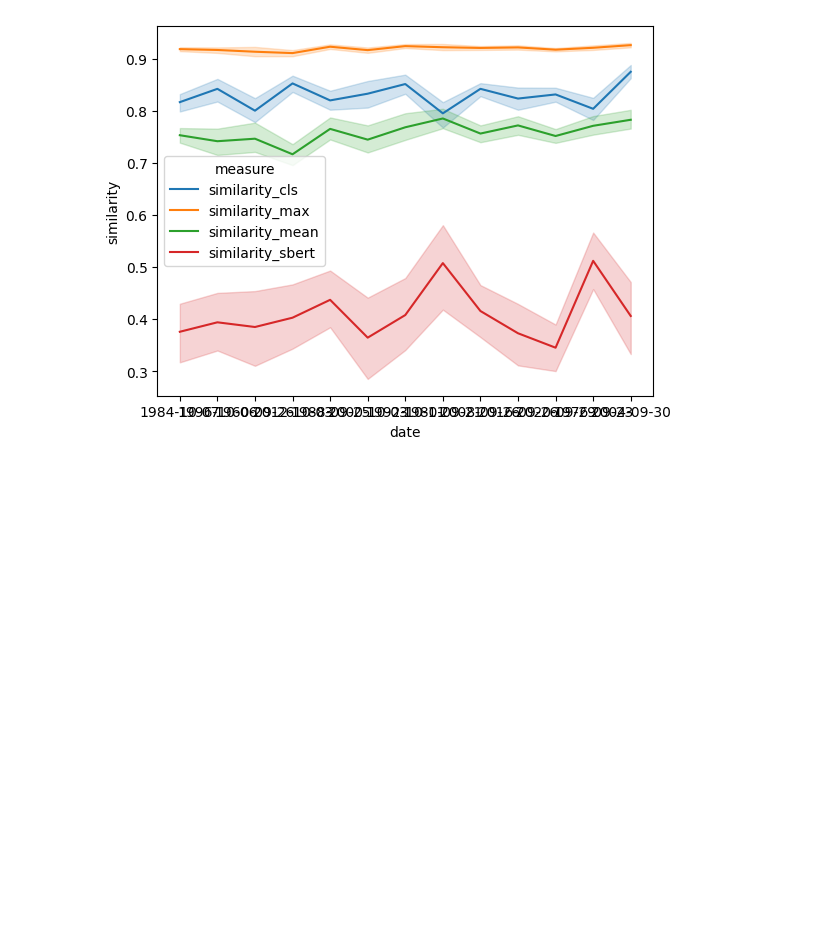
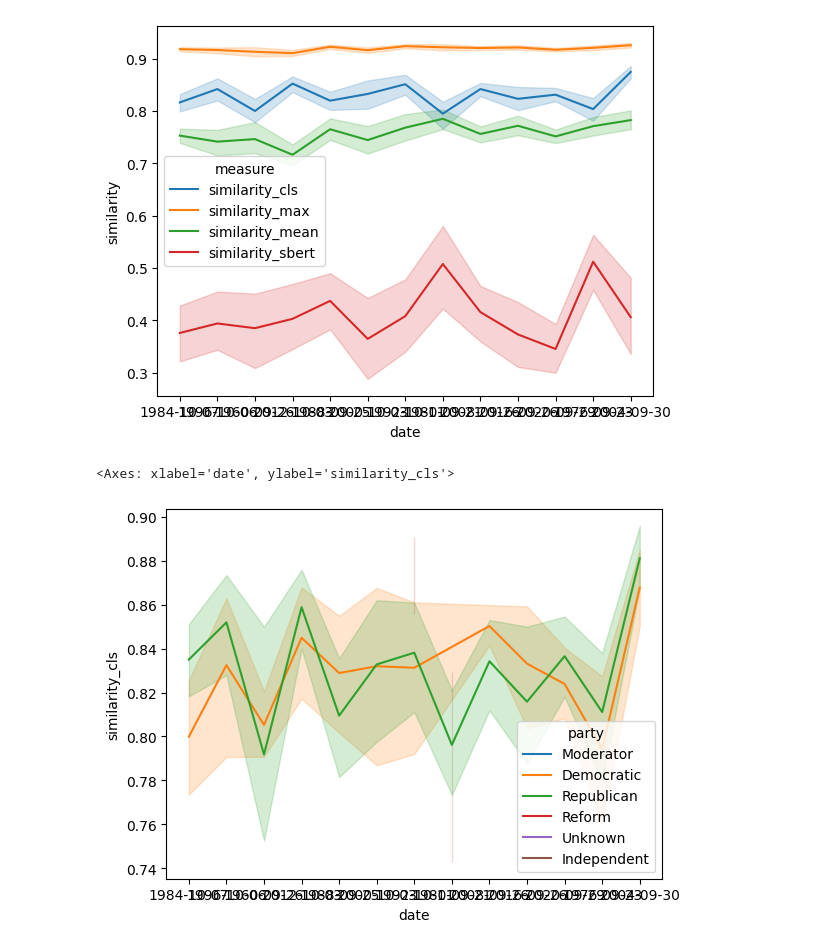
Before and after one commit to ngruenefeld/qud-for-us-presidential-debates, a Jupyter notebook: us_debates_metrics.ipynb, the cells around one changed output. Saved outputs shown, nothing was run; the diff lists cells and outputs as text; code cells hidden in the pictures; blank space fills up the shorter version.

Commit message:
feat: party affiliation

```diff
--- a/us_debates_metrics.ipynb
+++ b/us_debates_metrics.ipynb
@@ -109,3 +131,8 @@ sns.lineplot(data=df_melted, x="date", y="similarity", hue="measure")
 # %% [output]
 <Axes: xlabel='date', ylabel='similarity'>
 [figure]
+# %%
+sns.lineplot(data=df, x="date", y="similarity_cls", hue="party")
+# %% [output]
+<Axes: xlabel='date', ylabel='similarity_cls'>
+[figure, added]
```
Also changed, not shown: parts of 6 cells of this notebook, 27 other files.
